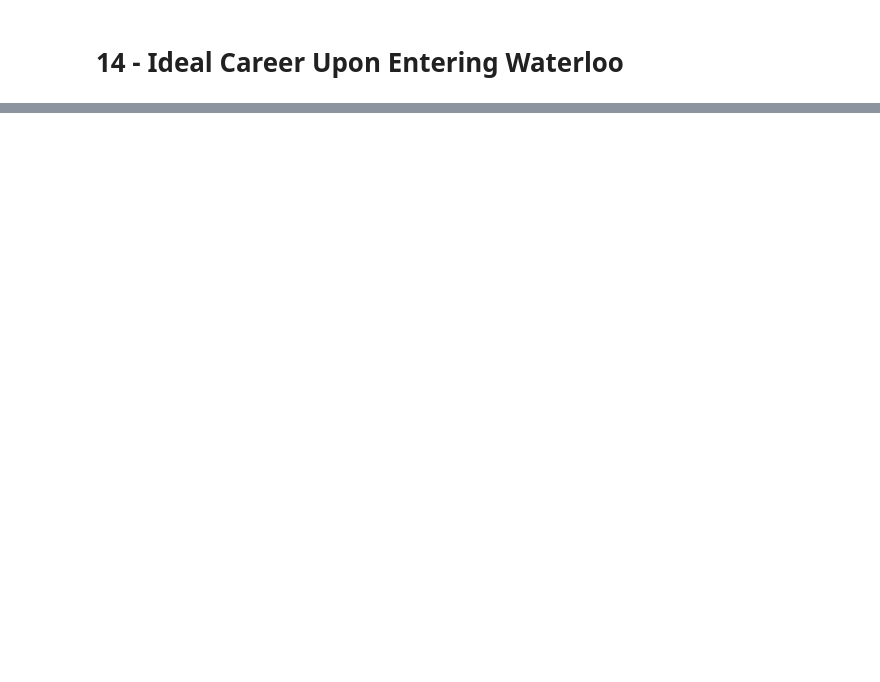
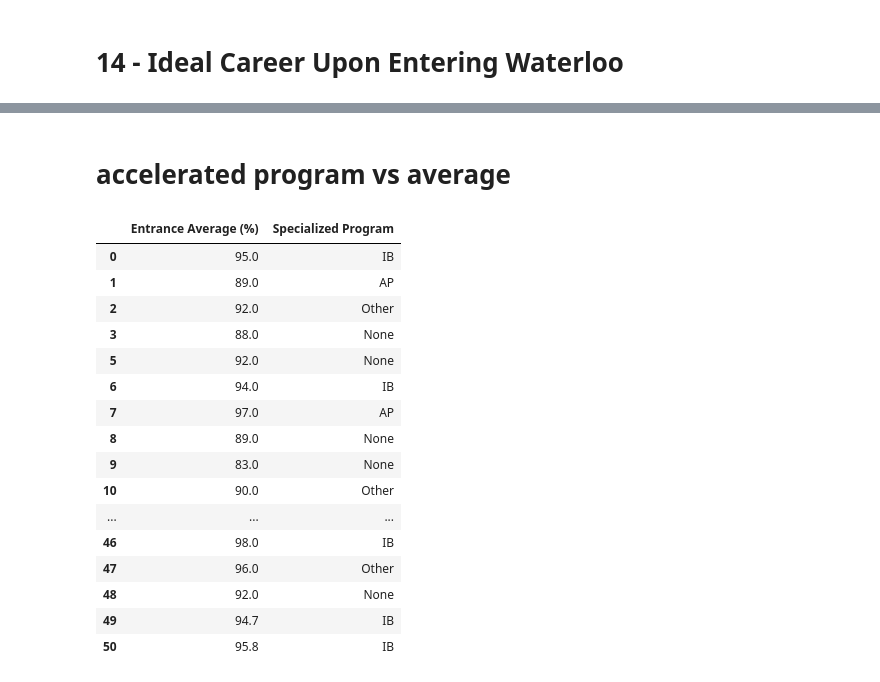
Before and after one commit to tanushree-sharma/class-profile, a Jupyter notebook: demographics.ipynb, the cells around one changed output, grey strips where cells are left out. Cells and saved outputs as stored; diff of their text form; code cells hidden in the pictures; blank space fills up the shorter version.

```diff
--- a/demographics.ipynb
+++ b/demographics.ipynb
@@ -292,3 +291,34 @@ fig.update_traces(texttemplate='%{text}%', textposition='auto')
 fig.show()
 # %% [output]
 [interactive output not drawn]
+# %% [markdown]
+# accelerated program vs average
+# %%
+import pandas as pd
+a = pd.read_csv("data_edits.csv")
+
+
+
+b = a[['What was your high school entrance average? (out of 100)', 'Did you participate in an accelerated high school program?']]
+b = b.rename(columns={'What was your high school entrance average? (out of 100)': 'Entrance Average (%)', 'Did you participate in an accelerated high school program?':'Specialized Program'})
+b = b.dropna()
+
+b
+# %% [output]
+|  | Entrance Average (%) | Specialized Program |
+| 0 | 95.0 | IB |
+| 1 | 89.0 | AP |
+| 2 | 92.0 | Other |
+| 3 | 88.0 | None |
+| 5 | 92.0 | None |
+| 6 | 94.0 | IB |
+| 7 | 97.0 | AP |
+| 8 | 89.0 | None |
+| 9 | 83.0 | None |
+| 10 | 90.0 | Other |
+| ... | ... | ... |
+| 46 | 98.0 | IB |
+| 47 | 96.0 | Other |
+| 48 | 92.0 | None |
+| 49 | 94.7 | IB |
+| 50 | 95.8 | IB |
```
Also changed, not shown: parts of 4 cells of this notebook, 3 other files.
